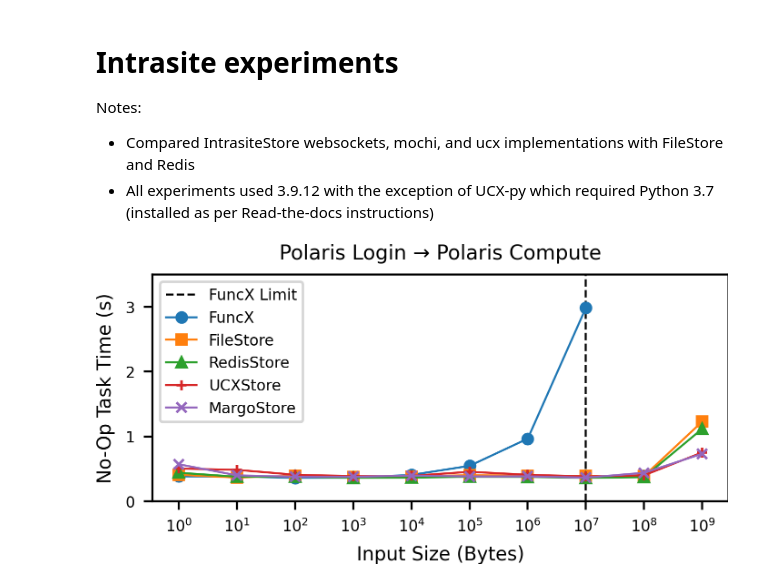
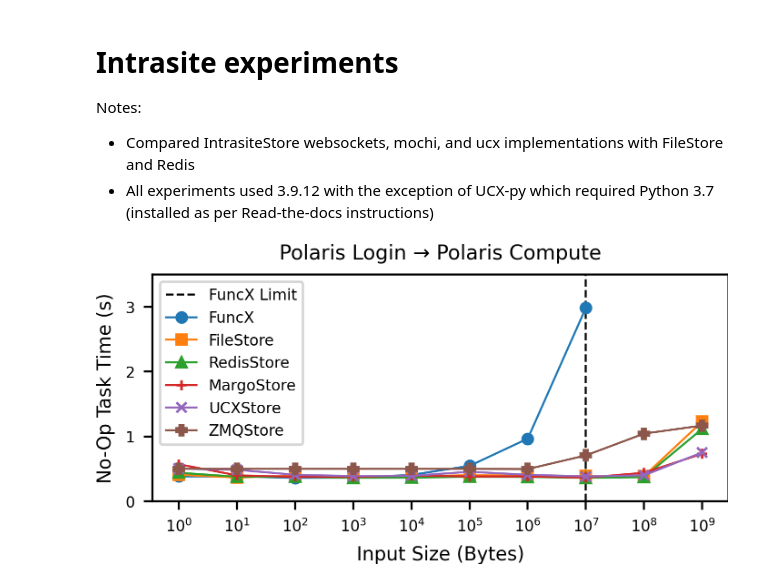
Before and after one commit to proxystore/sc23-evaluation, a Jupyter notebook: 1-proxystore-with-faas-rdma.ipynb, the cells around one changed output. Drawn from its saved outputs; the diff is of its cells as text; code cells hidden in the pictures.

Commit message:
Add Polaris ZMQStore results

```diff
--- a/1-proxystore-with-faas-rdma.ipynb
+++ b/1-proxystore-with-faas-rdma.ipynb
@@ -93,6 +93,9 @@ def get_avg_total_time(data: pandas.DataFrame) -> float:
         raise ValueError('Cannot drop min/max value when row count < 3')
     times.remove(min(times))
     times.remove(max(times))
+    if len(times) > 3:
+        times.remove(min(times))
+        times.remove(max(times))
     return sum(times) / len(times)
 
 def extract_avg_times(data: pandas.DataFrame):
@@ -124,7 +127,7 @@ pandas.set_option('display.max_rows', 500)
 intrasite_polaris_noop_data = load('data/1-proxystore-with-faas-rdma/polaris-noop.csv')
 extracted_intrasite = extract(intrasite_polaris_noop_data)
 # %%
-i_backends = ['FuncX', 'FileStore', 'RedisStore', 'ucx', 'margo']
+i_backends = ['FuncX', 'FileStore', 'RedisStore', 'margo', 'ucx', 'ZeroMQStore']
 
 fig, ax = plt.subplots(1, 1, sharex=True)
 
@@ -153,37 +156,39 @@ for handle, label in zip(handles, labels):
         label = 'UCXStore'
     elif label == 'margo':
         label = 'MargoStore'
+    elif label == 'ZeroMQStore':
+        label = 'ZMQStore'
     if label not in legend_handles:
         legend_handles[label] = handle
 
 # Annotation for the WebSocketStore that's super high
 # ax.annotate(
 #     '$35.63$',
 #     xy=(0.95, 0.98),
 #     xycoords='axes fraction',
 #     xytext=(0.95, 0.7),
 #     textcoords='axes fraction',
 #     arrowprops=dict(facecolor='black', arrowstyle='->'),
 #     horizontalalignment='center',
 #     fontsize=6,
 # )
 
 ax.set_xlabel('Input Size (Bytes)', fontsize=7.5)
 ax.set_ylabel('No-Op Task Time (s)', fontsize=7.5)
 ax.set_title('Polaris Login → Polaris Compute')
 
 # Reorder legend
 ax.legend(legend_handles.values(), legend_handles.keys(), loc='upper left')
 
 # Restrict y axis range
 ax.set_ylim([0, 3.5])
 
 # Restrict y labels to integers
 ax.get_yaxis().set_major_locator(mticker.MaxNLocator(integer=True))
 
 fig.tight_layout() #h_pad=1, w_pad=0)
 
 fig.set_size_inches(3.5, 1.5)
 plt.savefig('figures/funcx-roundtrip-task-times-intrasite.png', pad_inches=0.05)
 # %% [output]
-[figure, old version]
+[figure, new version]
```
Also changed, not shown: parts of 1 cell of this notebook, 2 other files.
